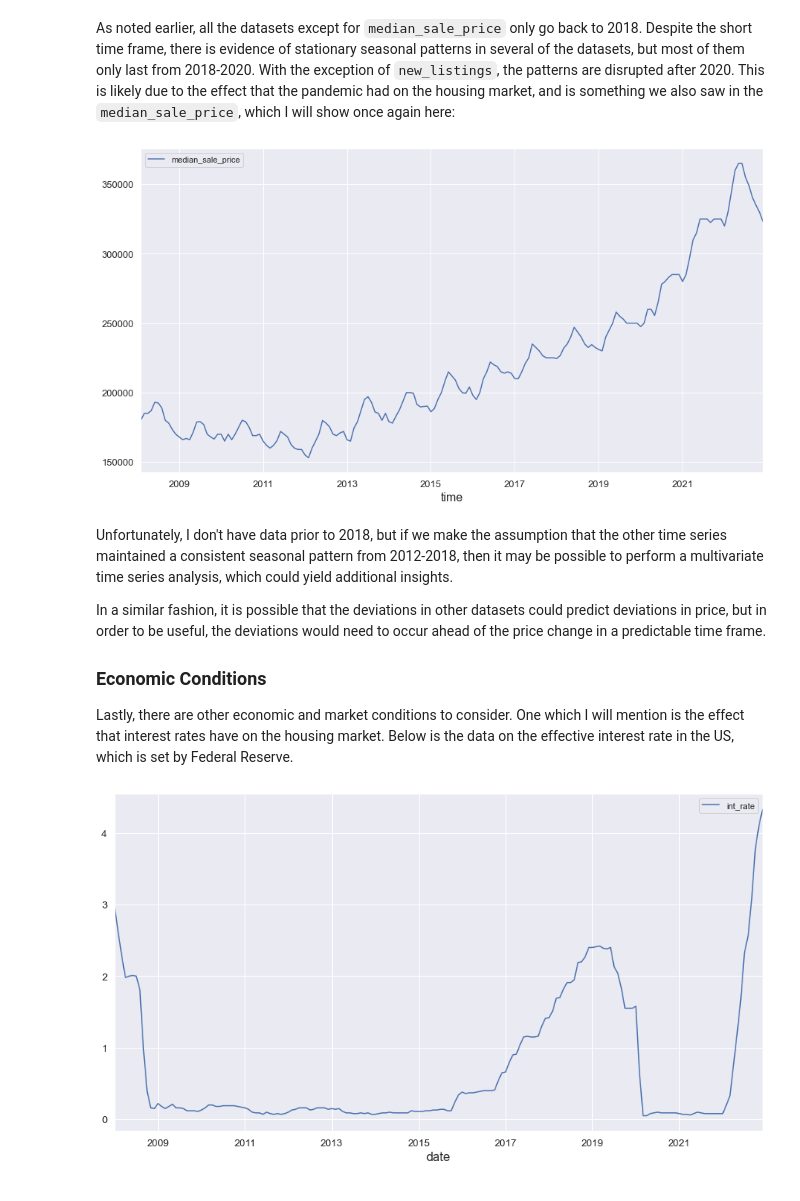
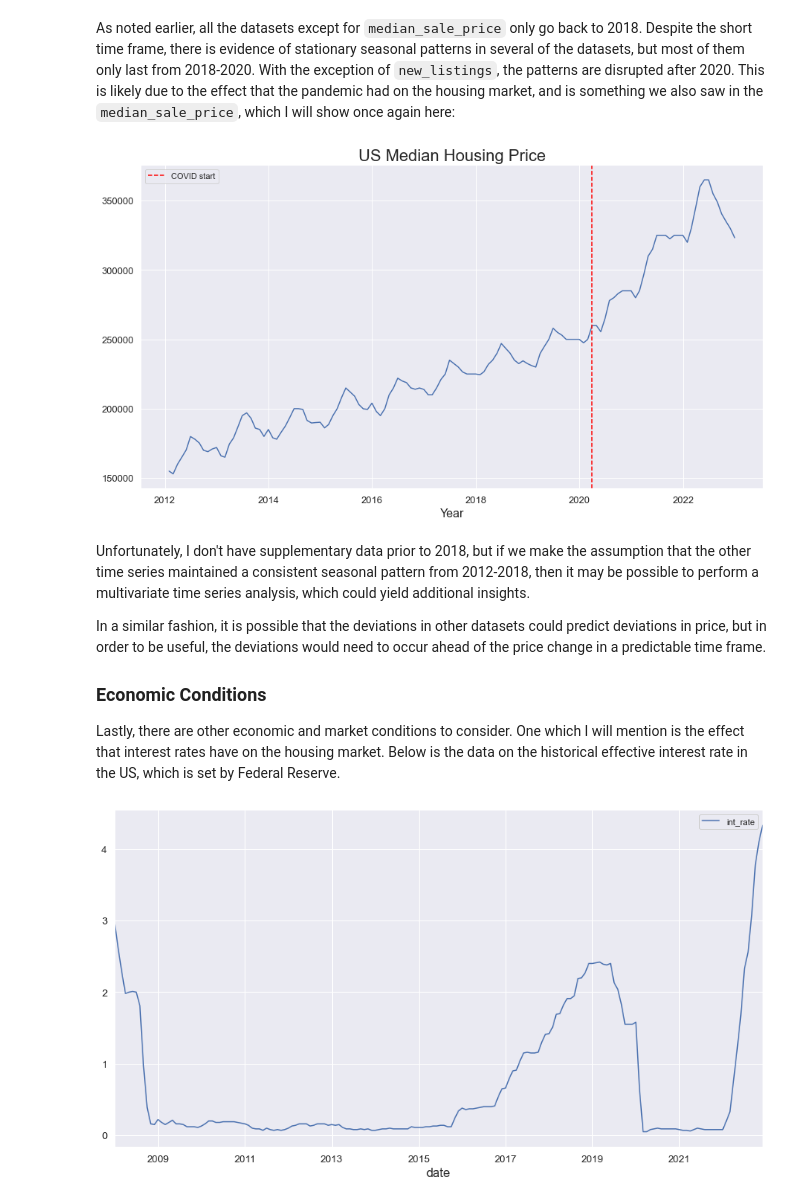
Before and after one commit to luke-lite/Jacksonville-Housing-Prices-Time-Series-Analysis, a Jupyter notebook: Jacksonville-Housing-Prices-Time-Series-Analysis.ipynb, the cells around one changed output. Cells and saved outputs as stored; diff of their text form; code cells hidden in the pictures.

```diff
--- a/Jacksonville-Housing-Prices-Time-Series-Analysis.ipynb
+++ b/Jacksonville-Housing-Prices-Time-Series-Analysis.ipynb
@@ -731,18 +745,26 @@ for idx in range(len(supp_dfs)):
 [figure]
 # %% [markdown]
 As noted earlier, all the datasets except for `median_sale_price` only go back to 2018. Despite the short time frame, there is evidence of stationary seasonal patterns in several of the datasets, but most of them only last from 2018-2020. With the exception of `new_listings`, the patterns are disrupted after 2020. This is likely due to the effect that the pandemic had on the housing market, and is something we also saw in the `median_sale_price`, which I will show once again here:
-# %%
-us_dfs[3].plot();
-# %% [output]
-[figure, removed]
+# %%
+fig, ax = plt.subplots()
+
+# plot US median price data
+ax.plot(us_dfs[3]['2012-01-31':])
+
+ax.set_title('US Median Housing Price')
+ax.set_xlabel('Year')
+ax.axvline(x=18350, c='red', label='COVID start', linestyle='--')
+ax.legend();
+# %% [output]
+[figure, added]
 # %% [markdown]
-Unfortunately, I don't have data prior to 2018, but if we make the assumption that the other time series maintained a consistent seasonal pattern from 2012-2018, then it may be possible to perform a multivariate time series analysis, which could yield additional insights.
+Unfortunately, I don't have supplementary data prior to 2018, but if we make the assumption that the other time series maintained a consistent seasonal pattern from 2012-2018, then it may be possible to perform a multivariate time series analysis, which could yield additional insights.
 
 In a similar fashion, it is possible that the deviations in other datasets could predict deviations in price, but in order to be useful, the deviations would need to occur ahead of the price change in a predictable time frame.
 
 ### Economic Conditions
 
-Lastly, there are other economic and market conditions to consider. One which I will mention is the effect that interest rates have on the housing market. Below is the data on the effective interest rate in the US, which is set by Federal Reserve.
+Lastly, there are other economic and market conditions to consider. One which I will mention is the effect that interest rates have on the housing market. Below is the data on the historical effective interest rate in the US, which is set by Federal Reserve.
 # %%
 interest_rate = pd.read_csv('data/us_monthly_interest_rate.csv', index_col='DATE')
 interest_rate.rename(columns={'FEDFUNDS':'int_rate'}, inplace=True)
```
Also changed, not shown: parts of 19 cells of this notebook.
